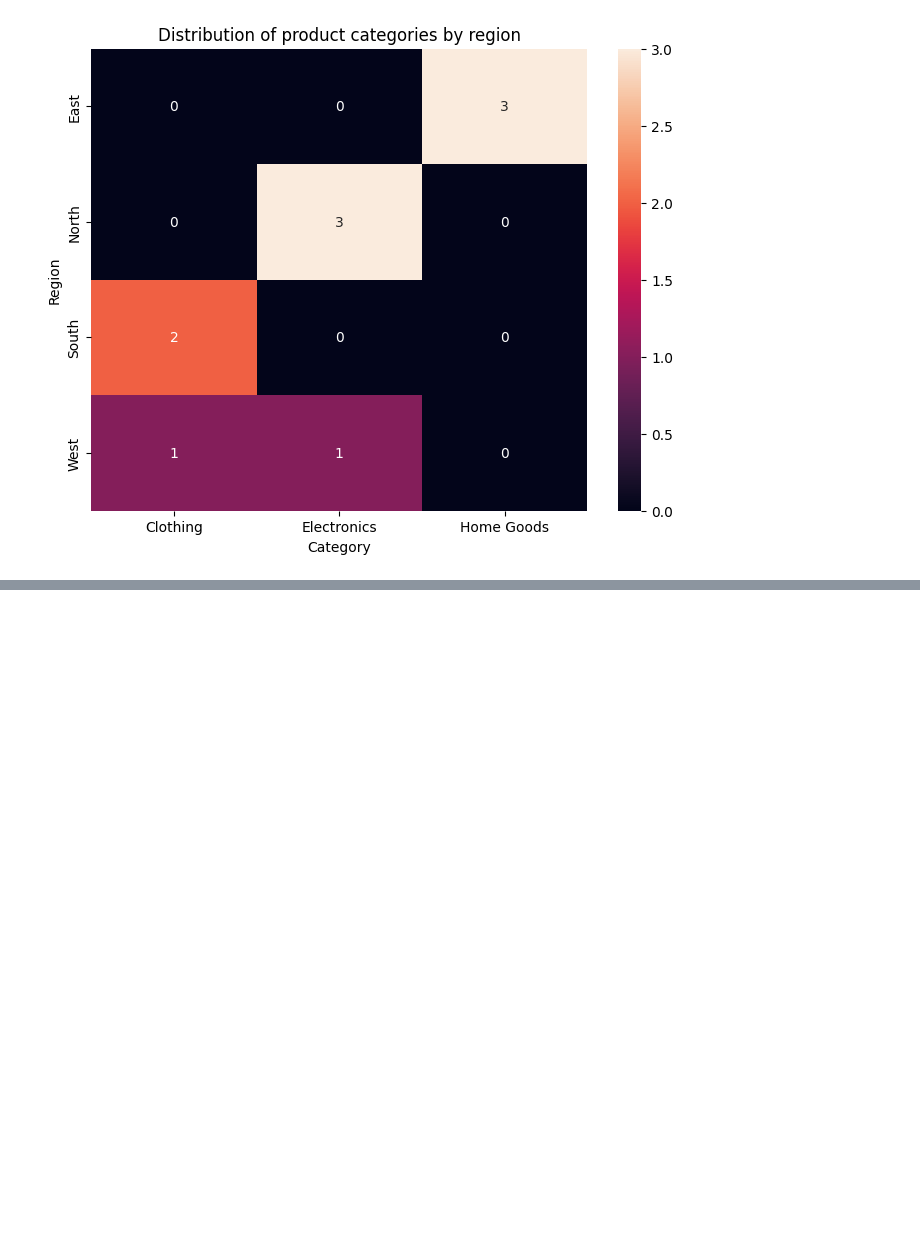
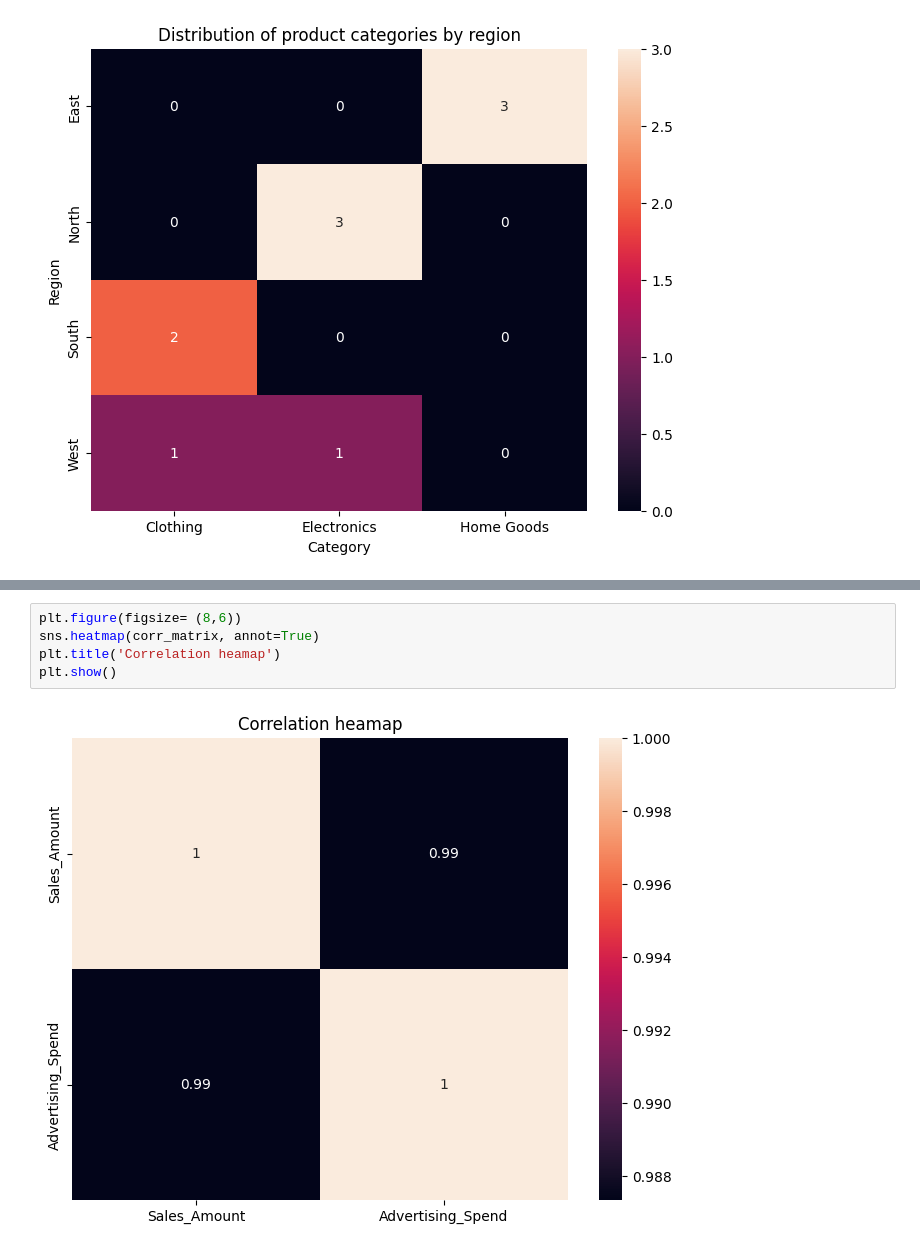
Before and after one commit to Priya745/Data-Science, a Jupyter notebook: HandlingMissData.ipynb, the cells around one changed output, grey strips where cells are left out. Cells and saved outputs as stored; diff of their text form; blank space fills up the shorter version.

```diff
--- a/HandlingMissData.ipynb
+++ b/HandlingMissData.ipynb
@@ -250,0 +265,7 @@ plt.show()
+# %%
+plt.figure(figsize= (8,6))
+sns.heatmap(corr_matrix, annot=True)
+plt.title('Correlation heamap')
+plt.show()
+# %% [output]
+[figure, added]
```
Also changed, not shown: parts of 3 cells of this notebook.
